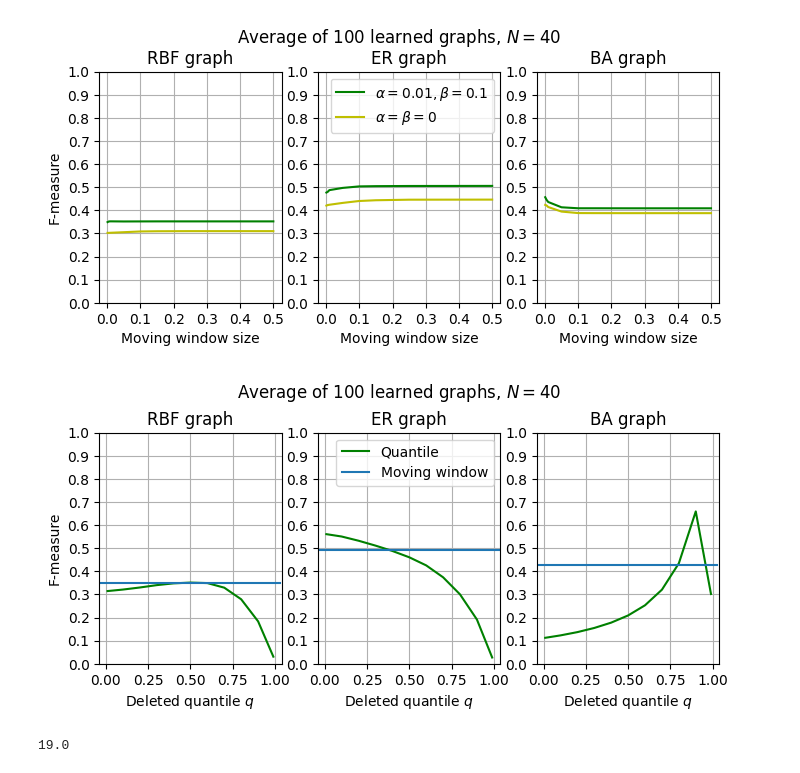
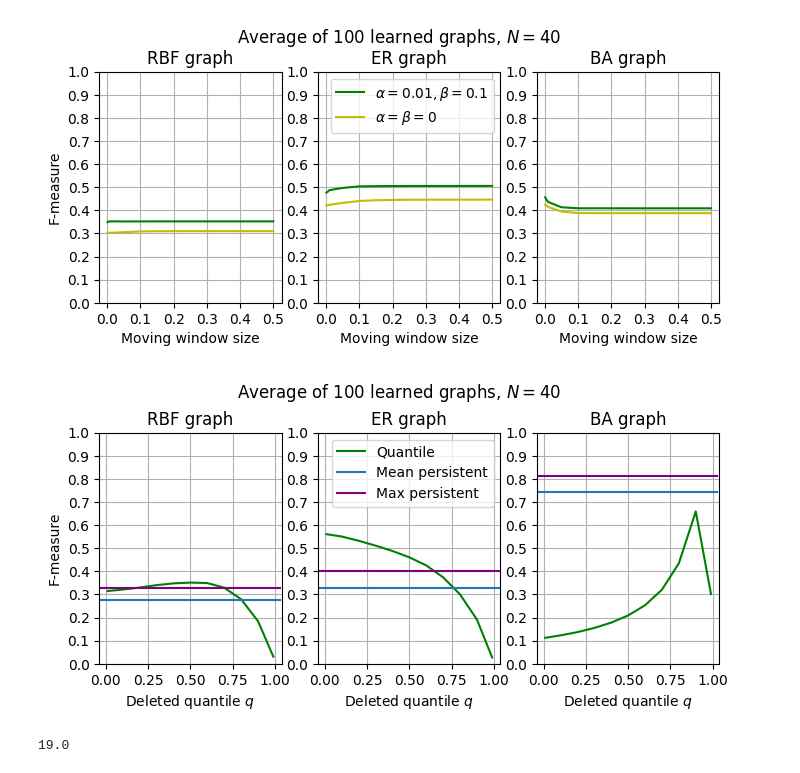
Before and after one commit to AndresCenteno/Masters-Thesis, a Jupyter notebook: persistence/persistent2.ipynb, the cells around one changed output. Cells and saved outputs as stored; diff of their text form; code cells hidden in the pictures.

```diff
--- a/persistence/persistent2.ipynb
+++ b/persistence/persistent2.ipynb
@@ -234,25 +189,27 @@ plot_quantiles(check_wparams,check_params,2,[0.001, 0.005, 0.01, 0.05, 0.1, 0.15
 # %%
 def plot_quantiles(check,check2,type,eje_x):
     # plot the three graphs all quantiles
     fig, ax = plt.subplots(1,3,figsize=(8,3),sharex=True)
     fig.suptitle((r"Average of 100 learned graphs, $N=40$"),y=1.05)
     titles = ["RBF graph","ER graph","BA graph"]
     for r in range(3):
         aux = np.mean(check[:,r,:,type,0],axis=0).reshape(-1)
-        auxh = np.mean(np.mean(check[:,r,0:len(eje_x),2,0],axis=0).reshape(-1))
+        auxh = np.mean(np.mean(check[:,r,0:len(eje_x),1,0],axis=0).reshape(-1))
+        auxh2 = np.max(np.mean(check[:,r,0:len(eje_x),1,0],axis=0).reshape(-1))
         ax[r].plot([0.01,0.1,0.2,0.3,0.4,0.5,0.6,0.7,0.8,0.9,0.99],aux[::-1],label="Quantile",color='g')
         ax[r].set_title(titles[r])
         ax[r].set_xlabel("Deleted quantile $q$")
         ax[r].set_xticks(np.linspace(0,1,5))
-        ax[r].axhline(y=auxh,label="Moving window",xmin=0.01,xmax=0.99)
+        ax[r].axhline(y=auxh,label="Mean persistent",xmin=0.01,xmax=0.99)
+        ax[r].axhline(y=auxh2,label="Max persistent",xmin=0.01,xmax=0.99,color='purple')
         ax[r].set_ylim(0,1)
         ax[r].set_yticks(np.linspace(0,1,11))
         ax[r].grid(True)
     ax[0].set_ylabel("F-measure")
     ax[1].legend()
 plot_quantiles(check_wparams,check_params,0,[16, 32, 64, 128, 256, 512, 1024])
 # %% [output]
-[figure, old version]
+[figure, new version]
 # %%
 L = lh.heat_graph_BA(20)
 tau0 = [0.5,1,2.5,4]
```
Also changed, not shown: parts of 2 cells of this notebook, 58 other files.
